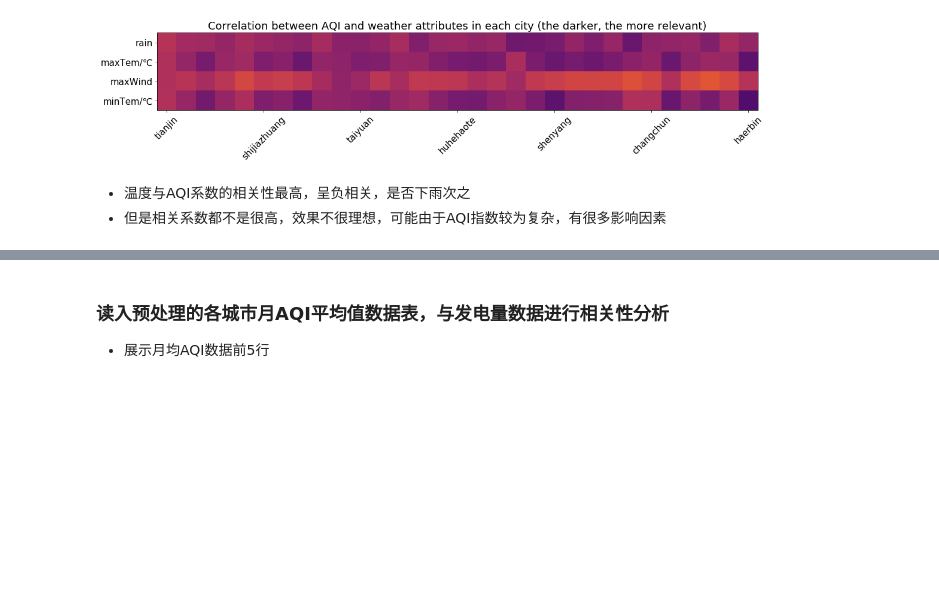
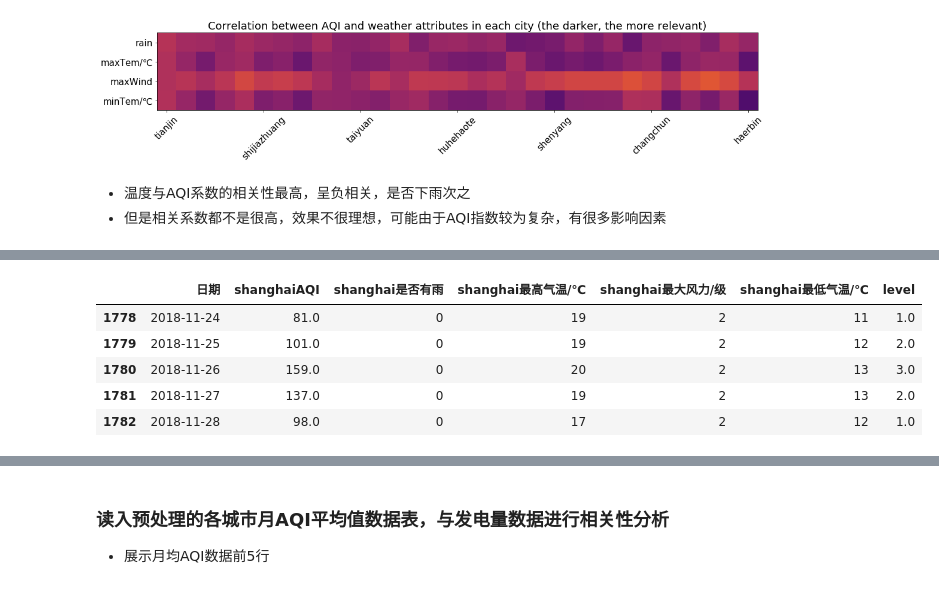
Before and after one commit to FJJLeon/DataAnalysis-AirQuality-withWeatherAndPower, a Jupyter notebook: 近年部分城市空气质量与天气及工业等人类活动关系研究.ipynb, the cells around one changed output, grey strips where cells are left out. Cells and saved outputs as stored; diff of their text form; code cells hidden in the pictures; blank space fills up the shorter version.

```diff
--- a/近年部分城市空气质量与天气及工业等人类活动关系研究.ipynb
+++ b/近年部分城市空气质量与天气及工业等人类活动关系研究.ipynb
@@ -642,0 +652,17 @@ heatdata.head()
+# %%
+ml = aqiDropDup['日期']
+ml = pd.concat([ml, aqiDropDup['shanghaiAQI']],axis=1)
+ml = pd.concat([ml, rainMatchAqi['shanghai是否有雨']],axis=1)
+ml = pd.concat([ml, maxTemMatchAqi['shanghai最高气温/℃']],axis=1)
+ml = pd.concat([ml, maxWindMatchAqi['shanghai最大风力/级']],axis=1)
+ml = pd.concat([ml, minTemMatchAqi['shanghai最低气温/℃']],axis=1)
+ml['level'] = ml['shanghaiAQI'] // 50
+ml.drop([1783,1784], inplace=True)
+ml.tail()
+# %% [output]
+|  | 日期 | shanghaiAQI | shanghai是否有雨 | shanghai最高气温/℃ | shanghai最大风力/级 | shanghai最低气温/℃ | level |
+| 1778 | 2018-11-24 | 81.0 | 0 | 19 | 2 | 11 | 1.0 |
+| 1779 | 2018-11-25 | 101.0 | 0 | 19 | 2 | 12 | 2.0 |
+| 1780 | 2018-11-26 | 159.0 | 0 | 20 | 2 | 13 | 3.0 |
+| 1781 | 2018-11-27 | 137.0 | 0 | 19 | 2 | 13 | 2.0 |
+| 1782 | 2018-11-28 | 98.0 | 0 | 17 | 2 | 12 | 1.0 |
```
Also changed, not shown: parts of 18 cells of this notebook.
